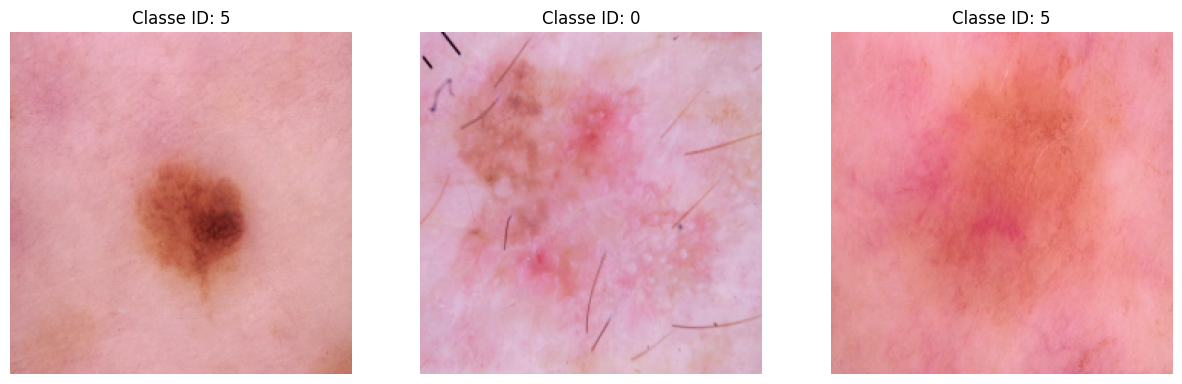
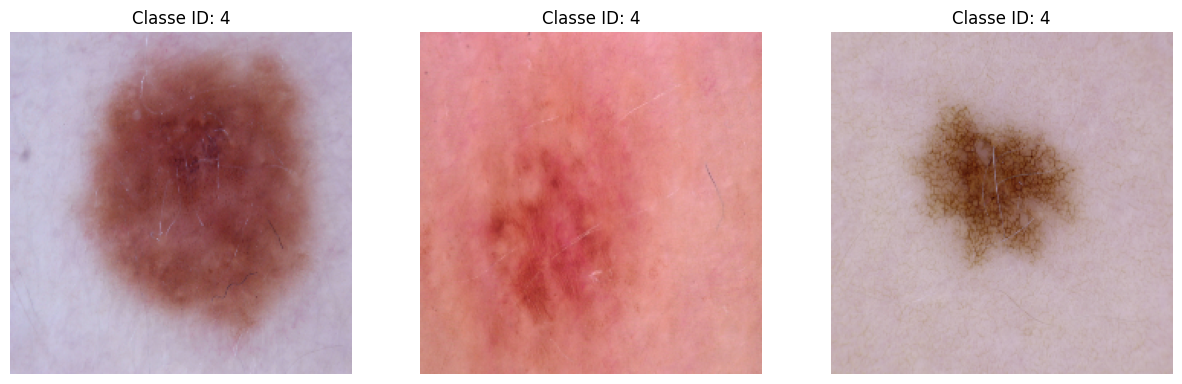
Code edit (unified diff) that turned the first committed figure into the second:
--- before
+++ after
@@ -3,8 +3,14 @@
 for imagens_lote, labels_lote in train_dataset.take(1):
     fig, axes = plt.subplots(nrows=1, ncols=3, figsize=(15, 5))
+    
     for i in range(3):
+
+        axes[i].imshow(imagens_lote[i].numpy())
         
-        axes[i].imshow(imagens_lote[i].numpy())
-        axes[i].set_title(f"Classe ID: {labels_lote[i].numpy()}")
+
+        classe_id = int(labels_lote[i])
+        axes[i].set_title(f"Classe ID: {classe_id}")
+        
         axes[i].axis('off')
+        
     plt.show()

Commit: Implement code changes to enhance functionality and improve performance